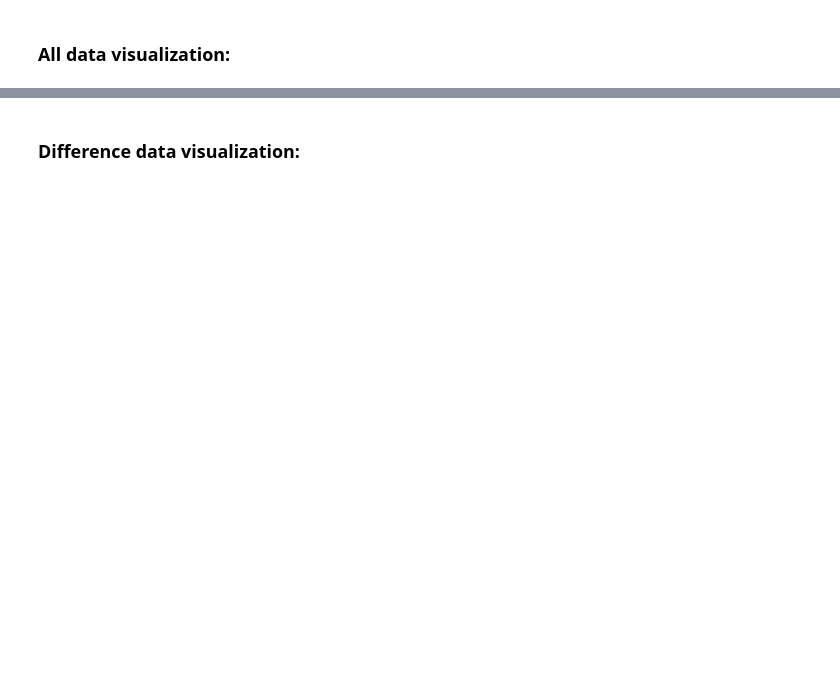
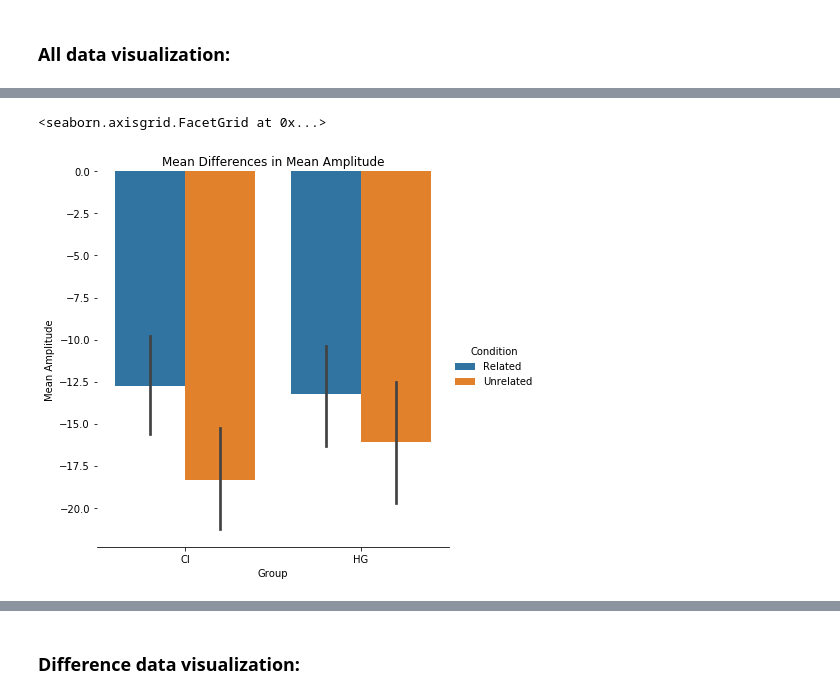
Before and after one commit to sheaduarte/PSC-290-Python-Final-Project, a Jupyter notebook: pierotti/notebooks/Pierotti_N4_datavis.ipynb, the cells around one changed output, grey strips where cells are left out. Drawn from its saved outputs; the diff is of its cells as text; code cells hidden in the pictures; blank space fills up the shorter version.

Commit message:
made plot functions more customizable in analysis helper

```diff
--- a/pierotti/notebooks/Pierotti_N4_datavis.ipynb
+++ b/pierotti/notebooks/Pierotti_N4_datavis.ipynb
@@ -82,4 +85,8 @@ NameError: name 'output_directory' is not defined
 # %%
 # bar plot of group differences in MNA:
+ah.bar_graph(alldf, 'Group', 'Mean Amplitude', 'Condition', output_directory)
+# %% [output]
+<seaborn.axisgrid.FacetGrid at 0x...>
+[figure, added]
 # %%
 # violin plot of group differences in MNA:
```
Also changed, not shown: parts of 10 cells of this notebook, 9 other files.
